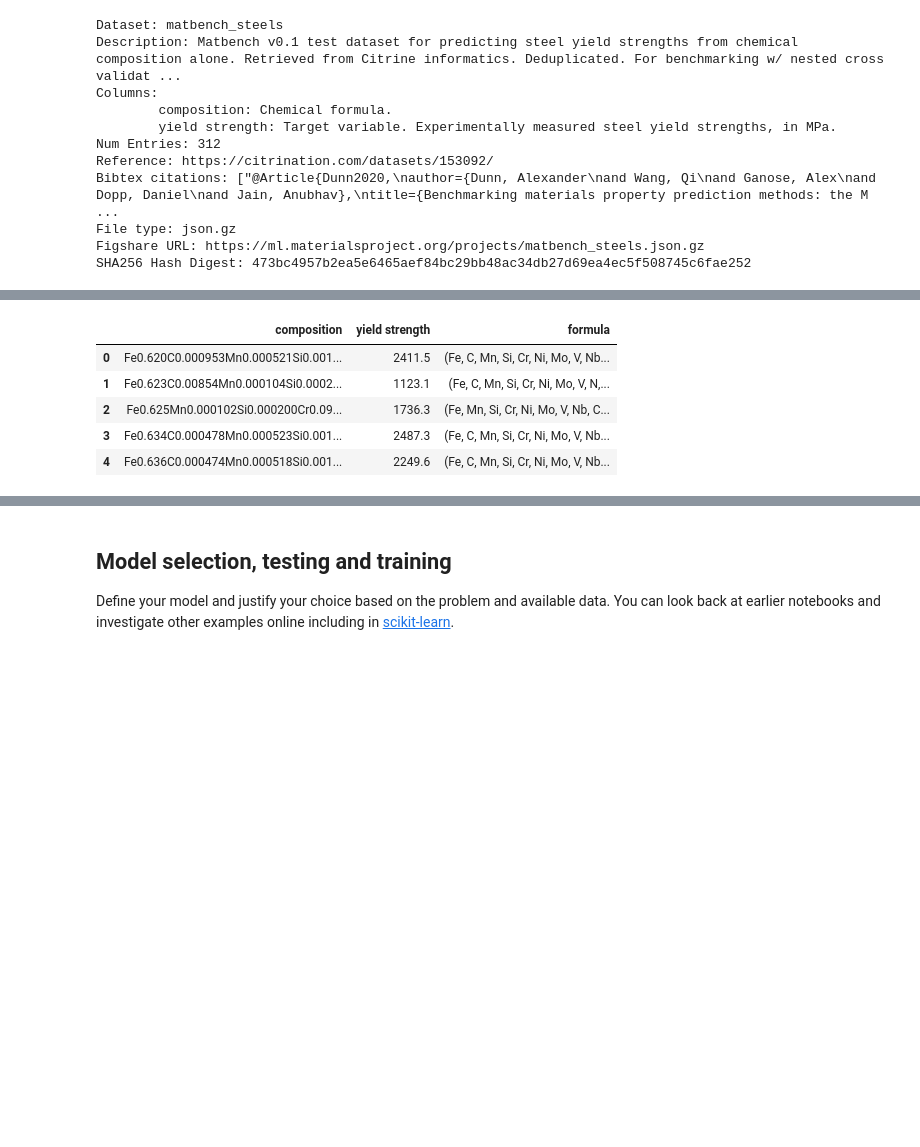
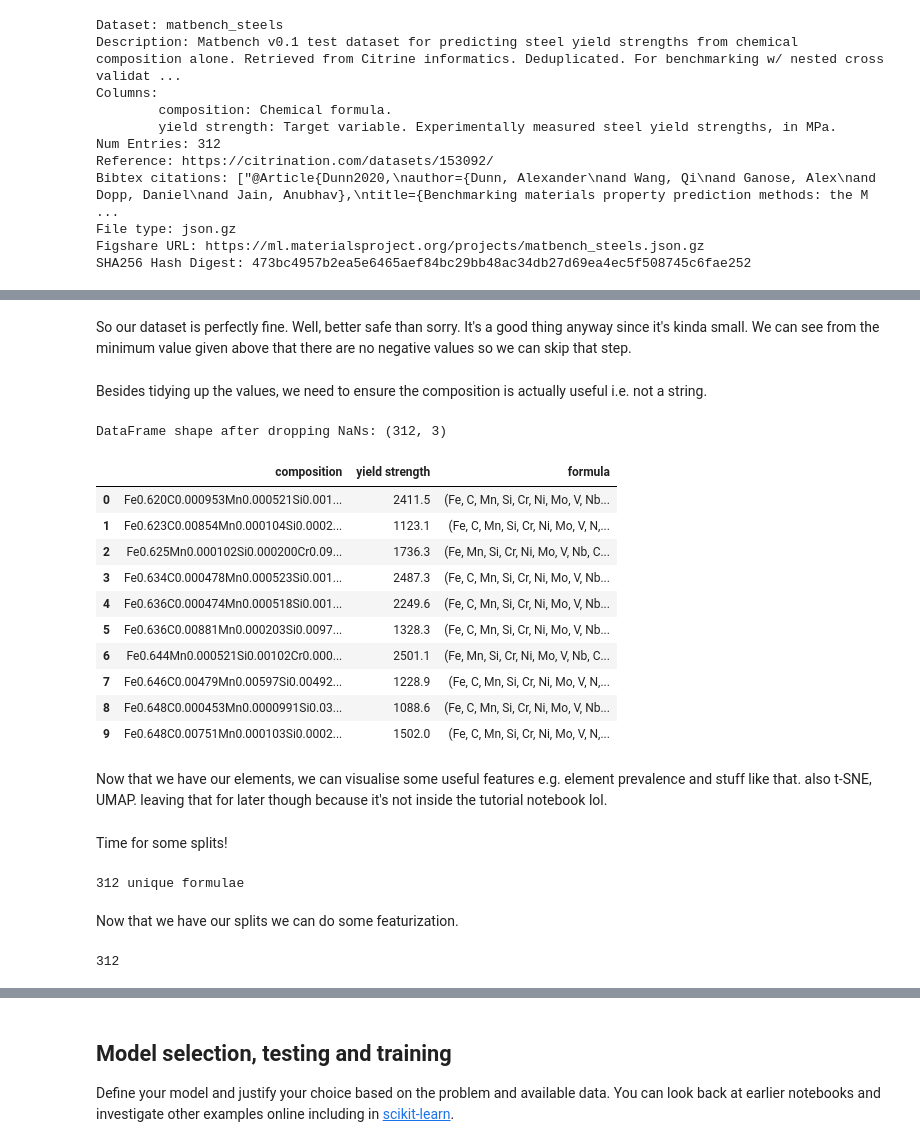
Before and after one commit to whyyyyyft/ML-materials, a Jupyter notebook: ML_Research.ipynb, the cells around one changed output, grey strips where cells are left out. Saved outputs shown, nothing was run; the diff lists cells and outputs as text; code cells hidden in the pictures; blank space fills up the shorter version.

```diff
--- a/ML_Research.ipynb
+++ b/ML_Research.ipynb
@@ -205,16 +203,39 @@ Text(0.5, 1.0, 'Feature Importance')
-# %%
-X = df['composition'].values
-y = df['yield strength'].values
-
-from matminer.featurizers.conversions import StrToComposition
-
-str_to_comp = StrToComposition(target_col_id='formula')
-df_comp = str_to_comp.featurize_dataframe(df, col_id='composition')
-df_comp.head()
-# %% [output]
-|  | composition | yield strength | formula |
-| 0 | Fe0.620C0.000953Mn0.000521Si0.001... | 2411.5 | (Fe, C, Mn, Si, Cr, Ni, Mo, V, Nb... |
-| 1 | Fe0.623C0.00854Mn0.000104Si0.0002... | 1123.1 | (Fe, C, Mn, Si, Cr, Ni, Mo, V, N,... |
-| 2 | Fe0.625Mn0.000102Si0.000200Cr0.09... | 1736.3 | (Fe, Mn, Si, Cr, Ni, Mo, V, Nb, C... |
-| 3 | Fe0.634C0.000478Mn0.000523Si0.001... | 2487.3 | (Fe, C, Mn, Si, Cr, Ni, Mo, V, Nb... |
-| 4 | Fe0.636C0.000474Mn0.000518Si0.001... | 2249.6 | (Fe, C, Mn, Si, Cr, Ni, Mo, V, Nb... |
+# %% [markdown]
+So our dataset is perfectly fine. Well, better safe than sorry. It's a good thing anyway since it's kinda small. We can see from the minimum value given above that there are no negative values so we can skip that step.
+# %% [markdown]
+Besides tidying up the values, we need to ensure the composition is actually useful i.e. not a string.
+# %%
+
+from matminer.featurizers.conversions import StrToComposition
+
+str_to_comp = StrToComposition(target_col_id='formula')
+df2 = str_to_comp.featurize_dataframe(df, col_id='composition')
+
+df2 = df2.dropna(axis=0, how='any')
+print(f'DataFrame shape after dropping NaNs: {df2.shape}')
+
+df2.head(10)
+
+
+# distribution of compositions in dataset
+# data: composition
+# number of different compositions
+# min, max, mean of elements
+# t-SNE, UMAP, elemental prevalence mapping
+# %% [output]
+DataFrame shape after dropping NaNs: (312, 3)
+|  | composition | yield strength | formula |
+| 0 | Fe0.620C0.000953Mn0.000521Si0.001... | 2411.5 | (Fe, C, Mn, Si, Cr, Ni, Mo, V, Nb... |
+| 1 | Fe0.623C0.00854Mn0.000104Si0.0002... | 1123.1 | (Fe, C, Mn, Si, Cr, Ni, Mo, V, N,... |
+| 2 | Fe0.625Mn0.000102Si0.000200Cr0.09... | 1736.3 | (Fe, Mn, Si, Cr, Ni, Mo, V, Nb, C... |
+| 3 | Fe0.634C0.000478Mn0.000523Si0.001... | 2487.3 | (Fe, C, Mn, Si, Cr, Ni, Mo, V, Nb... |
+| 4 | Fe0.636C0.000474Mn0.000518Si0.001... | 2249.6 | (Fe, C, Mn, Si, Cr, Ni, Mo, V, Nb... |
+| 5 | Fe0.636C0.00881Mn0.000203Si0.0097... | 1328.3 | (Fe, C, Mn, Si, Cr, Ni, Mo, V, Nb... |
+| 6 | Fe0.644Mn0.000521Si0.00102Cr0.000... | 2501.1 | (Fe, Mn, Si, Cr, Ni, Mo, V, Nb, C... |
+| 7 | Fe0.646C0.00479Mn0.00597Si0.00492... | 1228.9 | (Fe, C, Mn, Si, Cr, Ni, Mo, V, N,... |
+| 8 | Fe0.648C0.000453Mn0.0000991Si0.03... | 1088.6 | (Fe, C, Mn, Si, Cr, Ni, Mo, V, Nb... |
+| 9 | Fe0.648C0.00751Mn0.000103Si0.0002... | 1502.0 | (Fe, C, Mn, Si, Cr, Ni, Mo, V, N,... |
+# %% [markdown]
+Now that we have our elements, we can visualise some useful features e.g. element prevalence and stuff like that. also t-SNE, UMAP. leaving that for later though because it's not inside the tutorial notebook lol.
+# %% [markdown]
+Time for some splits!
@@ -221 +244,12 @@ df_comp.head()
+# %%
+y = df2['yield strength']
+X = df2['formula']
+
+# unique?
+unique_formulae = X.unique()
+print(f'{len(unique_formulae)} unique formulae') # do i still need this with drop_duplicates?
+# %% [output]
+312 unique formulae
+# %% [markdown]
+Now that we have our splits we can do some featurization.
 # %%
@@ -235,11 +269,13 @@ df["composition"] = df["composition"].apply(Composition)
 # The featurizer will now correctly find Composition objects in the specified column.
 X_feat = featurizer.featurize_dataframe(df, "composition")
 # %%
-import pandas as pd
-import numpy as np
 
 # Create a working copy of X_feat with only numerical features
 X_cleaned_features = X_feat.drop(columns=["composition", "yield strength"])
 
 # Drop any columns that contain NaN values (might occur from featurization)
 X_cleaned_features = X_cleaned_features.dropna(axis=1)
+
+print(len(X_cleaned_features))
+# %% [output]
+312
```
Also changed, not shown: parts of 23 cells of this notebook.
